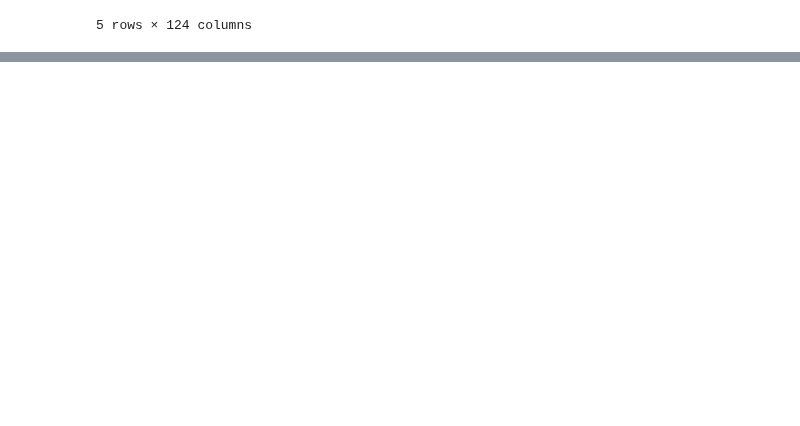
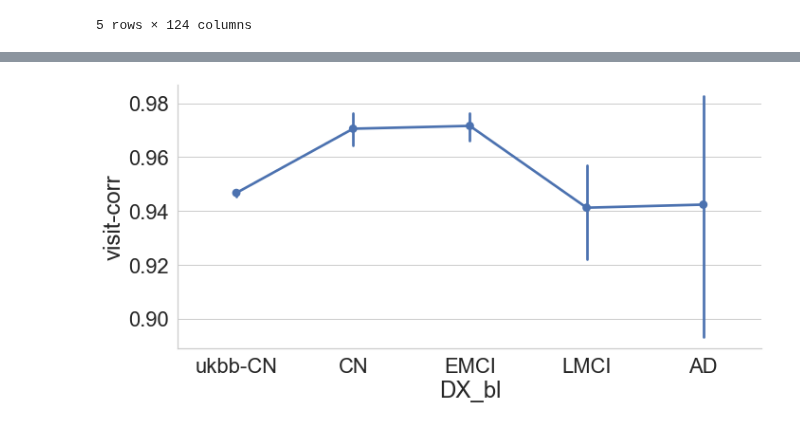
Before and after one commit to nikhil153/brain-diff, a Jupyter notebook: notebooks/10_ohbm2022_plots.ipynb, the cells around one changed output, grey strips where cells are left out. Saved outputs shown, nothing was run; the diff lists cells and outputs as text; code cells hidden in the pictures; blank space fills up the shorter version.

```diff
--- a/notebooks/10_ohbm2022_plots.ipynb
+++ b/notebooks/10_ohbm2022_plots.ipynb
@@ -205,0 +192,22 @@ with sns.axes_style("whitegrid"):
+# %%
+adni_corr_df = BL_adni_freesurfer_df.corrwith(FU_adni_freesurfer_df,axis=1).reset_index()
+ukbb_corr_df = BL_ukbb_freesurfer_df.corrwith(FU_ukbb_freesurfer_df,axis=1).reset_index()
+
+ukbb_corr_df["cohort"] = "ukbb"
+ukbb_corr_df["DX_bl"] = "ukbb-CN"
+
+adni_corr_df["cohort"] = "adni"
+adni_corr_df = pd.merge(adni_corr_df, adnimerge_dx_df[["subject_id","DX_bl"]], on="subject_id")
+adni_corr_df = adni_corr_df.set_index("subject_id")
+
+ukbb_adni_corr_df = pd.concat([ukbb_corr_df,adni_corr_df],axis=0)
+ukbb_adni_corr_df = ukbb_adni_corr_df.rename(columns={0:"visit-corr"})
+# %%
+plot_df = ukbb_adni_corr_df.copy()
+hue_order = ["ukbb-CN","CN","EMCI","LMCI","AD"]
+
+sns.set(font_scale=2)
+with sns.axes_style("whitegrid"):
+    g = sns.catplot(y="visit-corr",x="DX_bl", kind="point", order=hue_order, aspect=2, data=plot_df)
+# %% [output]
+[figure, added]
```
Also changed, not shown: parts of 10 cells of this notebook.
